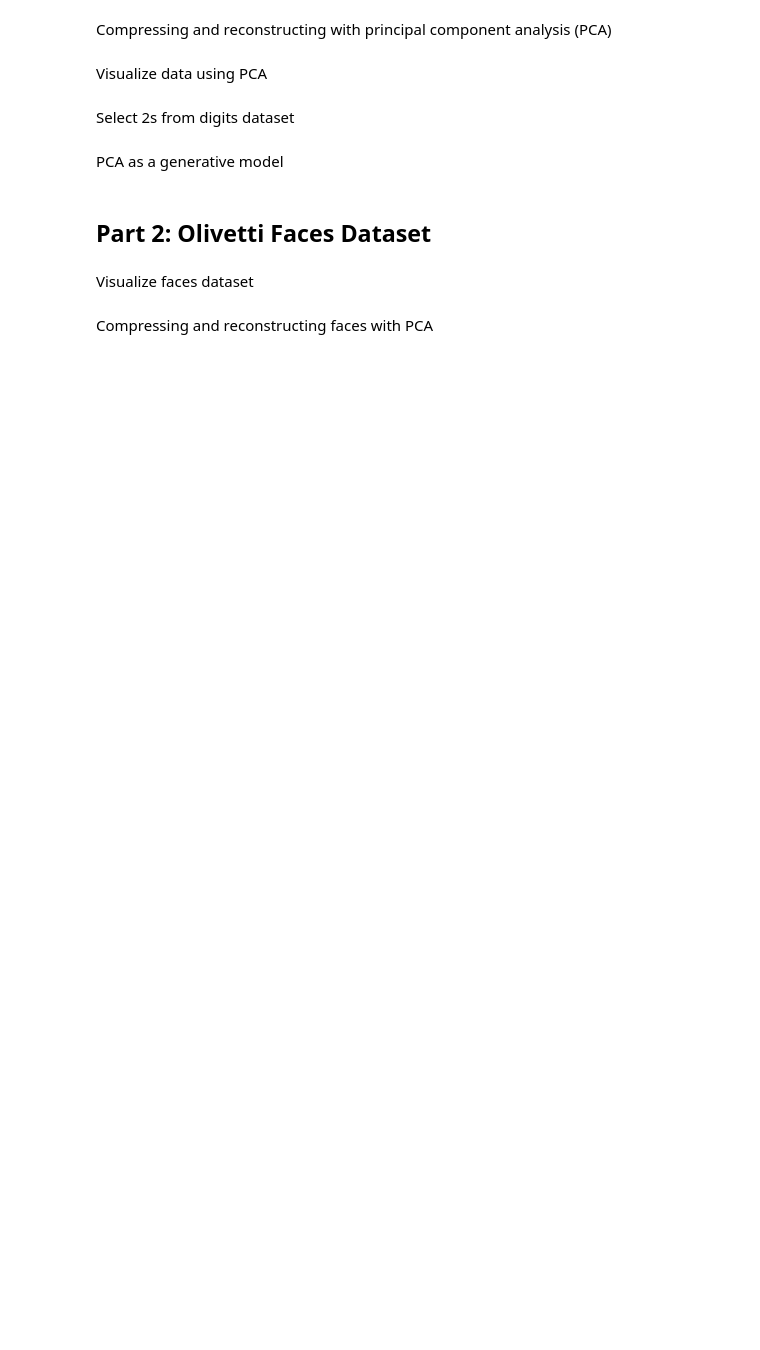
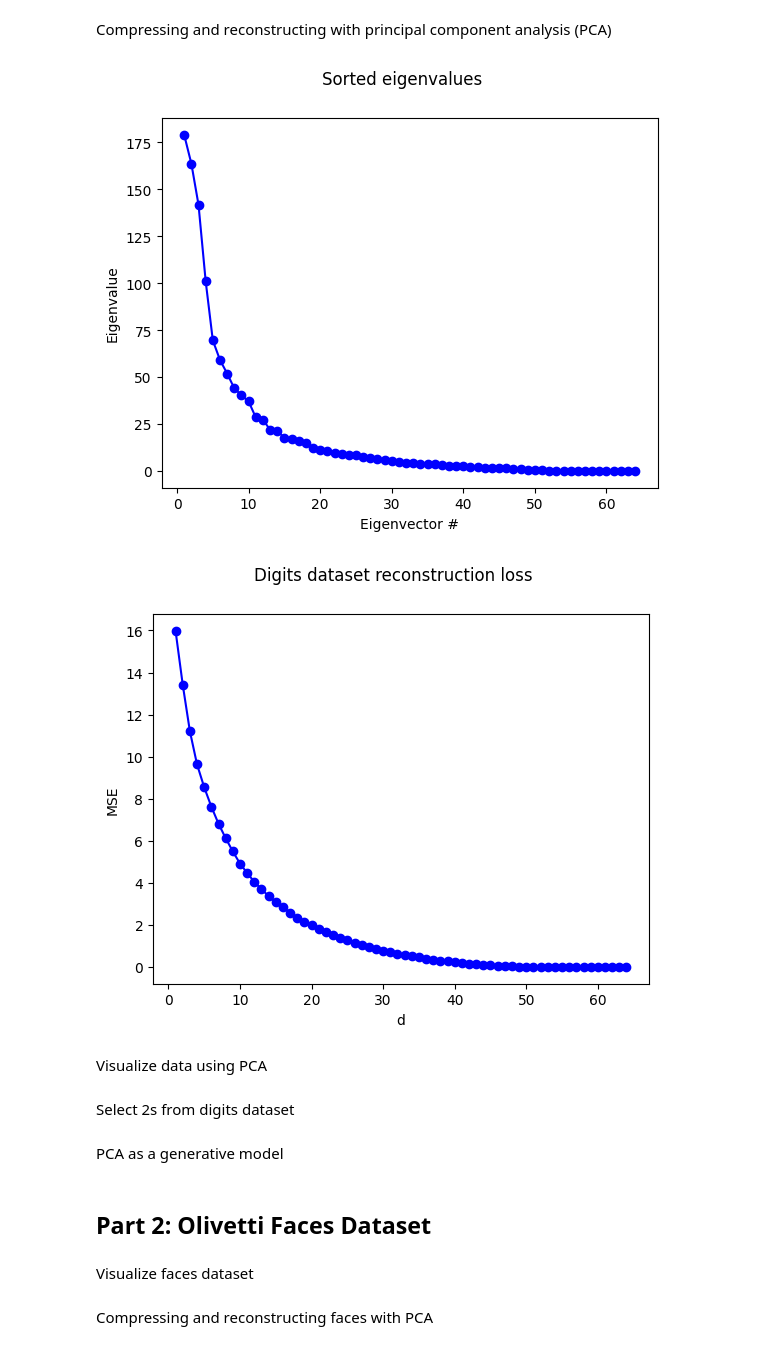
Before and after one commit to haileyrobertson/robertson-cpsc581, a Jupyter notebook: assignments/a4/04_assignment_pca.ipynb, the cells around one changed output. Drawn from its saved outputs; the diff is of its cells as text; code cells hidden in the pictures; blank space fills up the shorter version.

```diff
--- a/assignments/a4/04_assignment_pca.ipynb
+++ b/assignments/a4/04_assignment_pca.ipynb
@@ -308,32 +313,41 @@ X_vec = None
 # %% [markdown]
 Compressing and reconstructing with principal component analysis (PCA)
 # %%
-# TODO: Plot full set of eigenvalues for dataset
+# DONE: Plot full set of eigenvalues for dataset
 # set title of plot 'Sorted eigenvalues' with xlabel of 'Eigenvector #' and ylabel of 'Eigenvalue'
-pca = None
+pca = PrincipalComponentAnalysis(n_dim)
+pca.fit(X_vec)
+eigenvalues = pca.get_eigenvalues()
+plot(np.arange(1, n_dim + 1), eigenvalues, 'Sorted eigenvalues', 'Eigenvector #', 'Eigenvalue')
 
 # MSE scores to keep track of loss from compression
 mse_scores = []
 
 # Test reconstruction error using top d number of eigenvectors
 for d in range(1, n_dim + 1):
 
-    # TODO: Fit PCA to data
-    pca = None
+    # DONE: Fit PCA to data
+    pca = PrincipalComponentAnalysis(d)
+    pca.fit(X_vec)
 
-    # TODO: Project the data to subspace
-    Z = None
+    # DONE: Project the data to subspace
+    Z = pca.project_to_subspace(X_vec)
 
-    # TODO: Reconstruct the original data
-    X_hat = None
+    # DONE: Reconstruct the original data
+    X_hat = pca.reconstruct_from_subspace(Z)
 
-    # TODO: Measures mean squared error between original data and reconstructed data
-    mse_score = 0.0
+    # DONE: Measures mean squared error between original data and reconstructed data
+    mse_score = skmetrics.mean_squared_error(X_vec, X_hat)
 
-    # TODO: Save MSE score
+    # DONE: Save MSE score
+    mse_scores.append(mse_score)
 
-# TODO: Create plot for number of top eigenvectors used and their MSE for reconstruction
+# DONE: Create plot for number of top eigenvectors used and their MSE for reconstruction
 # set title of plot 'Digits dataset reconstruction loss' with xlabel of 'd' and ylabel of 'MSE'
+plot(np.arange(1, n_dim + 1), mse_scores, 'Digits dataset reconstruction loss', 'd', 'MSE')
+# %% [output]
+[figure, added]
+[figure, added]
 # %% [markdown]
 Visualize data using PCA
 # %%
```
Also changed, not shown: parts of 2 cells of this notebook.
